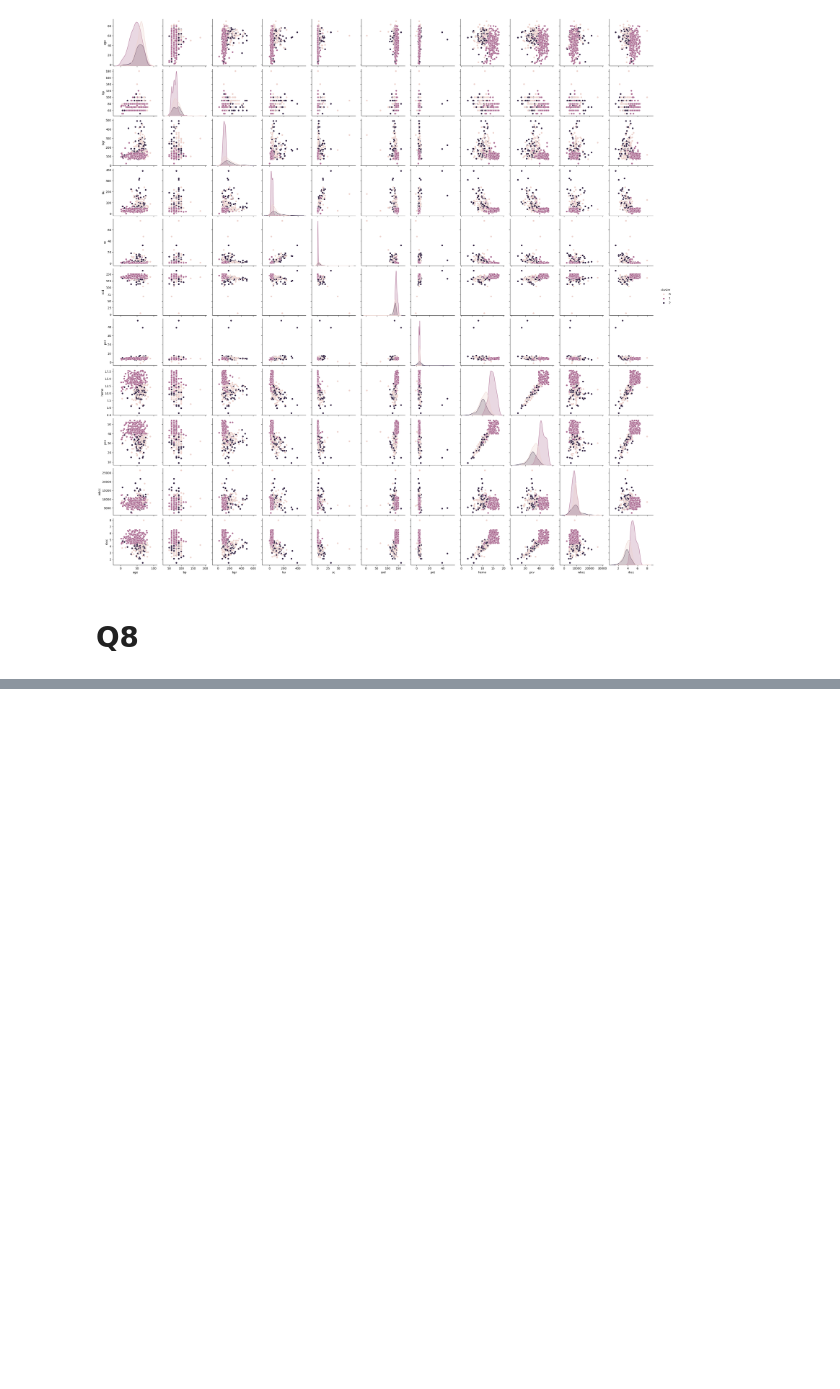
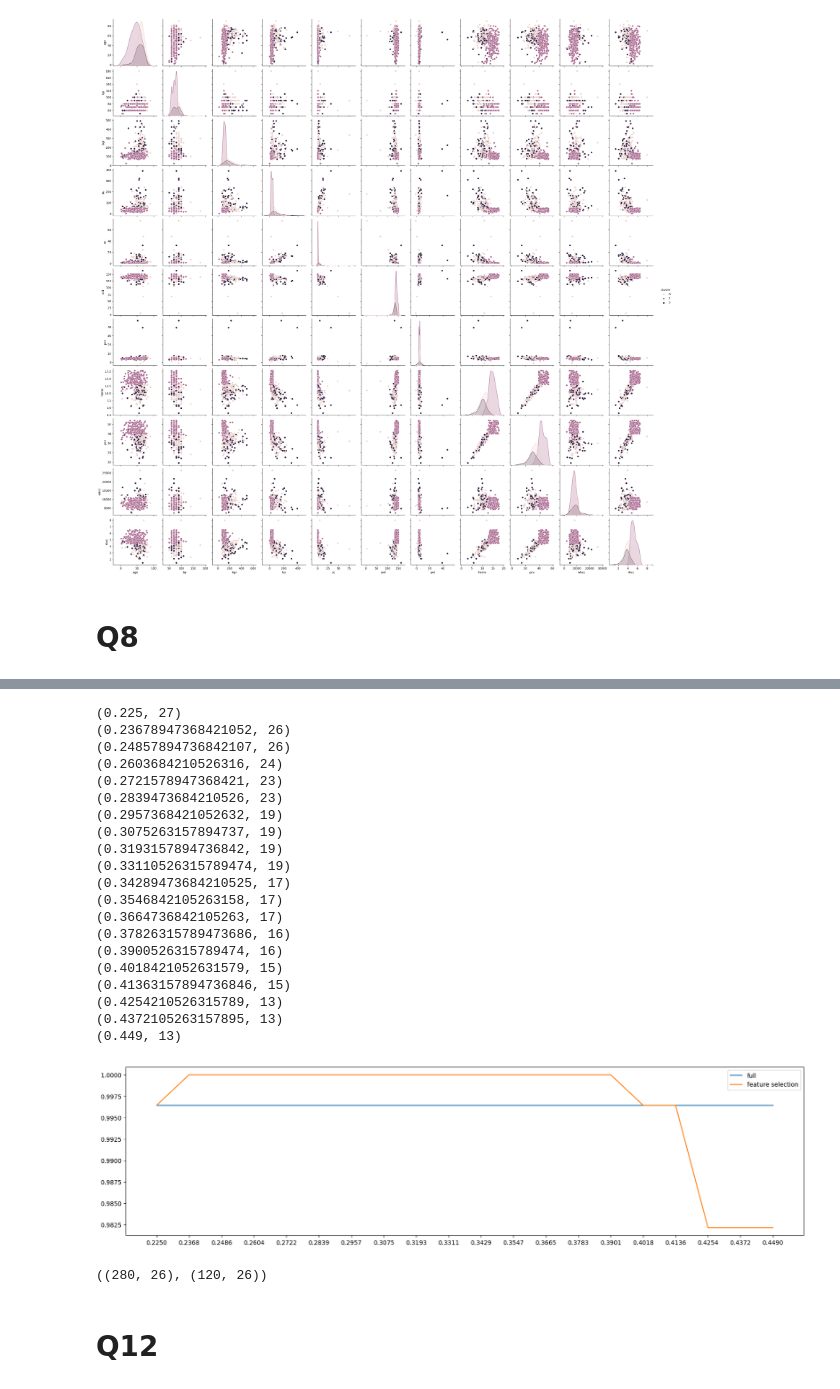
Before and after one commit to YS-02/Chronic-Kidney-Disease-Classification-Challenge, a Jupyter notebook: YS.ipynb, the cells around one changed output, grey strips where cells are left out. Cells and saved outputs as stored; diff of their text form; code cells hidden in the pictures; blank space fills up the shorter version.

```diff
--- a/YS.ipynb
+++ b/YS.ipynb
@@ -422,0 +511,41 @@ X_train, X_test, y_train, y_test = train_test_split(X, y, test_size=0.3, random_
+# %%
+fullx = []
+fsx = []
+threshold = np.linspace(0.225,0.449,20)
+k=0
+
+for i in threshold:
+    X_embedded = SelectFromModel(lr,threshold=i).fit_transform(X_train,y_train)
+    fullx.append(cross_val_score(lr,X_train,y_train,cv=5).mean())
+    fsx.append(cross_val_score(lr,X_embedded,y_train,cv=5).mean())
+    print((threshold[k],X_embedded.shape[1]))
+    k+=1
+
+plt.figure(figsize=(20,5))
+plt.plot(threshold,fullx,label='full')
+plt.plot(threshold,fsx,label='feature selection')
+plt.xticks(threshold)
+plt.legend()
+plt.show()
+# %% [output]
+(0.225, 27)
+(0.23678947368421052, 26)
+(0.24857894736842107, 26)
+(0.2603684210526316, 24)
+(0.2721578947368421, 23)
+(0.2839473684210526, 23)
+(0.2957368421052632, 19)
+(0.3075263157894737, 19)
+(0.3193157894736842, 19)
+(0.33110526315789474, 19)
+(0.34289473684210525, 17)
+(0.3546842105263158, 17)
+(0.3664736842105263, 17)
+(0.37826315789473686, 16)
+(0.3900526315789474, 16)
+(0.4018421052631579, 15)
+(0.41363157894736846, 15)
+(0.4254210526315789, 13)
+(0.4372105263157895, 13)
+(0.449, 13)
+[figure, added]
@@ -422,0 +558,6 @@ X_train, X_test, y_train, y_test = train_test_split(X, y, test_size=0.3, random_
+# %%
+X_train_sfm.shape, X_test_sfm.shape
+# %% [output]
+((280, 26), (120, 26))
+# %% [markdown]
+# Q12
```
Also changed, not shown: parts of 10 cells of this notebook.
